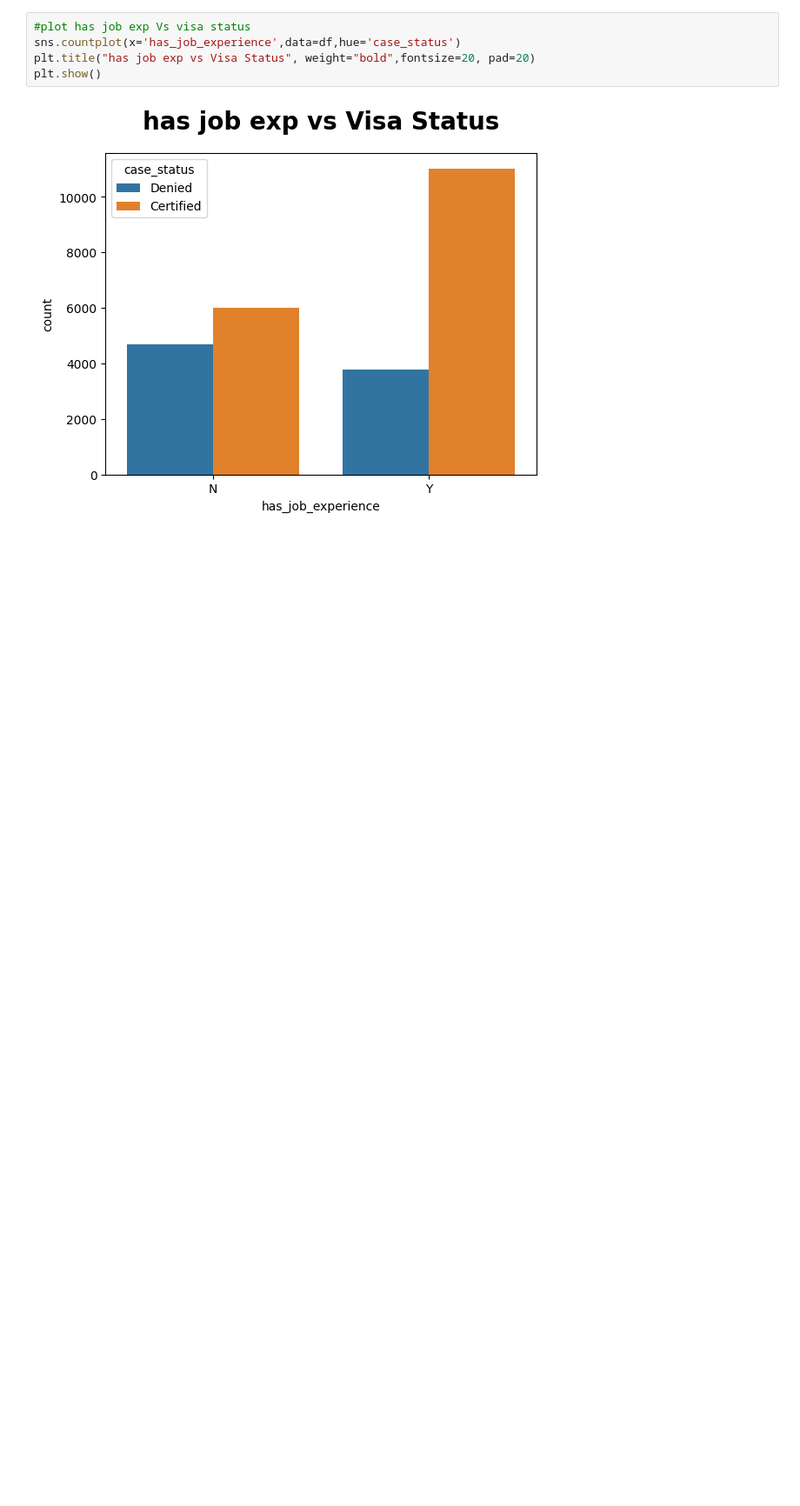
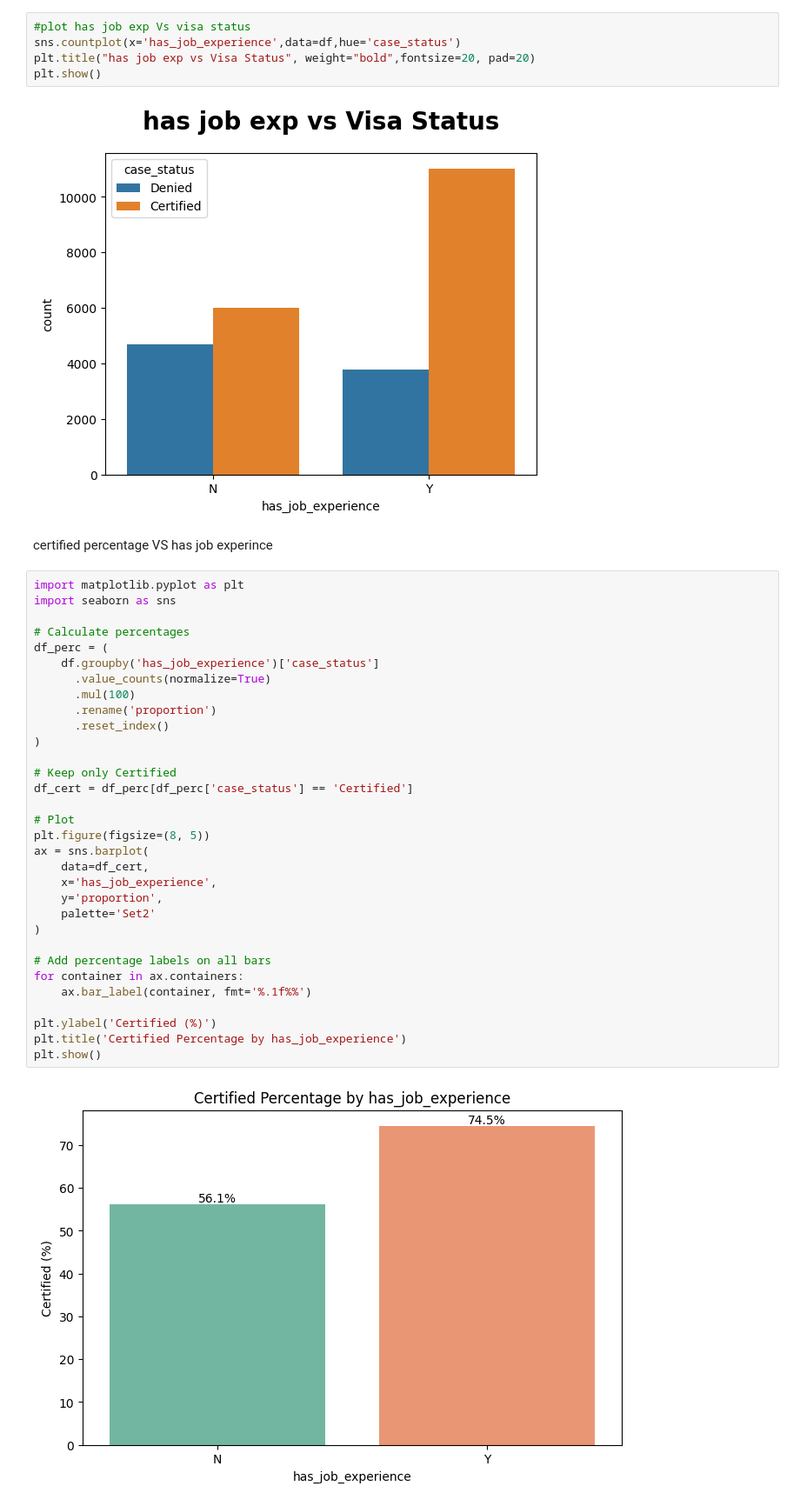
Before and after one commit to iqbal-svg/mlops-production-ready-machine-learning-project, a Jupyter notebook: notebook/1_eda_us_visa.ipynb, the cells around one changed output. Shown at 87% size. Cells and saved outputs as stored; diff of their text form; blank space fills up the shorter version.

```diff
--- a/notebook/1_eda_us_visa.ipynb
+++ b/notebook/1_eda_us_visa.ipynb
@@ -545,3 +545,39 @@ plt.title("has job exp vs Visa Status", weight="bold",fontsize=20, pad=20)
 plt.show()
 # %% [output]
 [figure]
+# %% [markdown]
+certified percentage VS has job experince
+# %%
+import matplotlib.pyplot as plt
+import seaborn as sns
+
+# Calculate percentages
+df_perc = (
+    df.groupby('has_job_experience')['case_status']
+      .value_counts(normalize=True)
+      .mul(100)
+      .rename('proportion')
+      .reset_index()
+)
+
+# Keep only Certified
+df_cert = df_perc[df_perc['case_status'] == 'Certified']
+
+# Plot
+plt.figure(figsize=(8, 5))
+ax = sns.barplot(
+    data=df_cert,
+    x='has_job_experience',
+    y='proportion',
+    palette='Set2'
+)
+
+# Add percentage labels on all bars
+for container in ax.containers:
+    ax.bar_label(container, fmt='%.1f%%')
+
+plt.ylabel('Certified (%)')
+plt.title('Certified Percentage by has_job_experience')
+plt.show()
+# %% [output]
+[figure, added]
```
Also changed, not shown: parts of 9 cells of this notebook.
